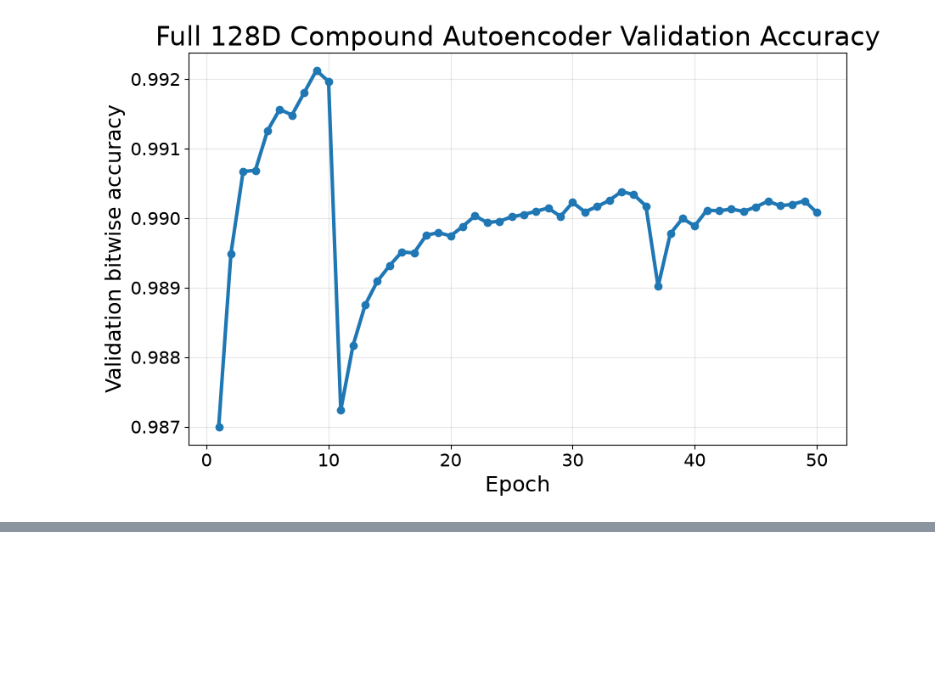
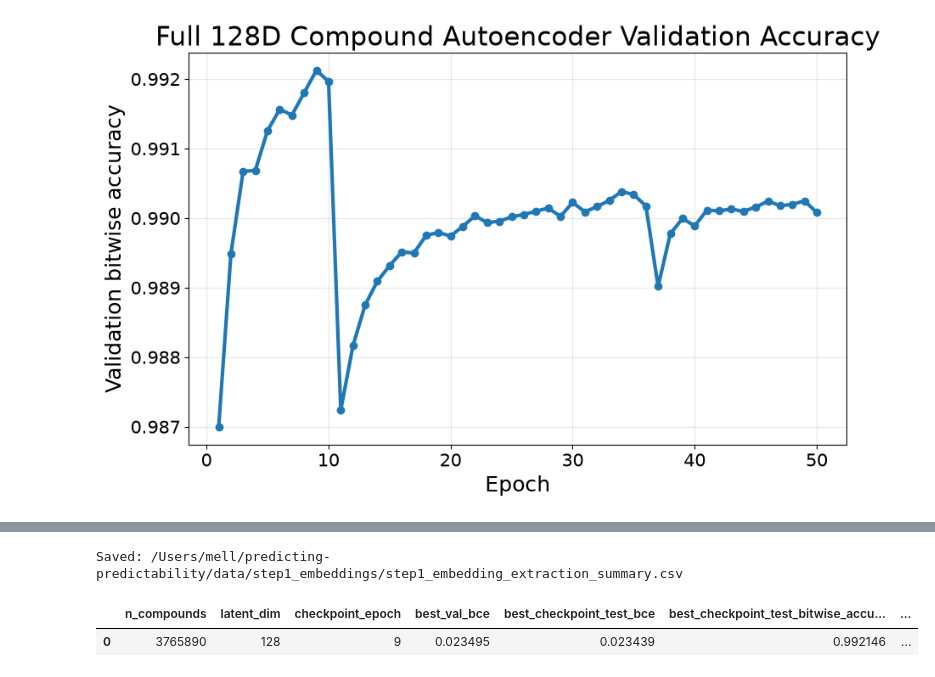
Before and after one commit to mell508-gif/predicting-predictability, a Jupyter notebook: data/july_wraps.ipynb, the cells around one changed output, grey strips where cells are left out. Drawn from its saved outputs; the diff is of its cells as text; code cells hidden in the pictures; blank space fills up the shorter version.

```diff
--- a/data/july_wraps.ipynb
+++ b/data/july_wraps.ipynb
@@ -1846,0 +2264,24 @@ plt.show()
+# %%
+summary = {
+    "n_compounds": n_total,
+    "latent_dim": LATENT_DIM,
+    "checkpoint_epoch": checkpoint["epoch"],
+    "best_val_bce": checkpoint.get("best_val_loss"),
+    "best_checkpoint_test_bce": best_test_loss,
+    "best_checkpoint_test_bitwise_accuracy": best_test_acc,
+    "mean_reconstruction_bce": float(metadata["reconstruction_bce"].mean()),
+    "median_reconstruction_bce": float(metadata["reconstruction_bce"].median()),
+    "mean_bitwise_accuracy": float(metadata["bitwise_accuracy"].mean()),
+    "median_bitwise_accuracy": float(metadata["bitwise_accuracy"].median()),
+}
+
+summary_df = pd.DataFrame([summary])
+summary_path = EMB_DIR / "step1_embedding_extraction_summary.csv"
+summary_df.to_csv(summary_path, index=False)
+
+print("Saved:", summary_path)
+summary_df
+# %% [output]
+Saved: /Users/mell/predicting-predictability/data/step1_embeddings/step1_embedding_extraction_summary.csv
+|  | n_compounds | latent_dim | checkpoint_epoch | best_val_bce | best_checkpoint_test_bce | best_checkpoint_test_bitwise_accu... | ... |
+| 0 | 3765890 | 128 | 9 | 0.023495 | 0.023439 | 0.992146 | ... |
```
Also changed, not shown: parts of 11 cells of this notebook, 6 other files.
